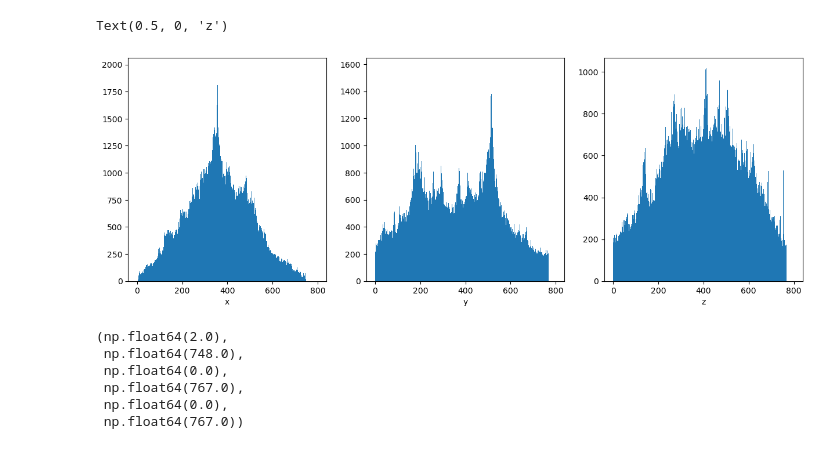
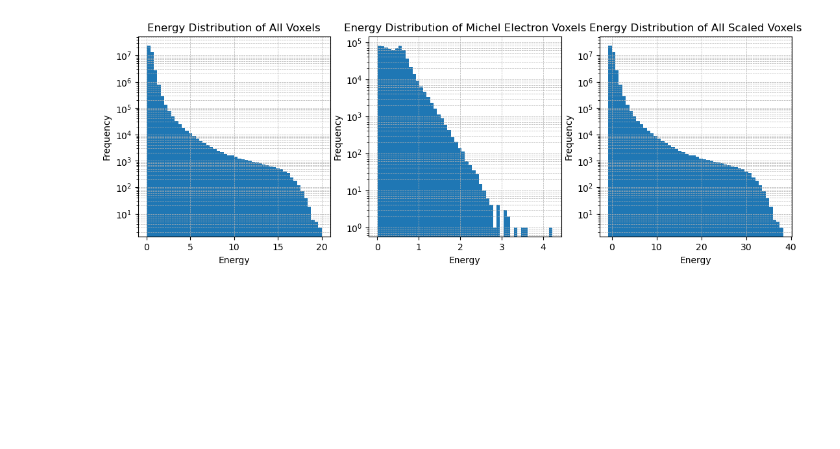
Before and after one commit to simonthor/inss-ml, a Jupyter notebook: explore.ipynb, the cells around one changed output. Drawn from its saved outputs; the diff is of its cells as text; code cells hidden in the pictures; blank space fills up the shorter version.

```diff
--- a/explore.ipynb
+++ b/explore.ipynb
@@ -16,5 +17,5 @@ cuda
 # %%
-with h5py.File('train_xyze_1e4.h5', 'r') as f:
+with h5py.File('data/train_xyze_1e4.h5', 'r') as f:
     # Access the dataset
     label_events = f['data']
 
@@ -41,9 +42,10 @@ with h5py.File('train_xyze_1e4.h5', 'r') as f:
 
 # # Corrected the misplaced parenthesis in the print statement
 # print("Fraction of events with Michel electrons:", (n_signal_events / len(label_events)) * 100, "%")
+# TODO normalize data
 # %%
 # Open the labels file
-with h5py.File('train_label_1e4.h5', 'r') as f:
+with h5py.File('data/train_label_1e4.h5', 'r') as f:
     # Access the dataset
     label_events = f['labels']
 
@@ -78,26 +67,3 @@ ax.set(xlabel="Label", ylabel="Counts")
-# %%
-# plot in the x, y, z dimensions
-fig, axcs = plt.subplots(1, 3, figsize=(15, 5))
-axcs[0].hist(ak.flatten(data[:, :, 0]), bins=np.arange(0, 800))
-axcs[0].set_xlabel('x')
-axcs[1].hist(ak.flatten(data[:, :, 1]), bins=np.arange(800))
-axcs[1].set_xlabel('y')
-axcs[2].hist(ak.flatten(data[:, :, 2]), bins=np.arange(800))
-axcs[2].set_xlabel('z')
-# %% [output]
-Text(0.5, 0, 'z')
-[figure, removed]
-# %%
-np.min(data[:, :, 0]), np.max(data[:, :, 0]), \
-np.min(data[:, :, 1]), np.max(data[:, :, 1]), \
-np.min(data[:, :, 2]), np.max(data[:, :, 2])
-# %% [output]
-(np.float64(2.0),
- np.float64(748.0),
- np.float64(0.0),
- np.float64(767.0),
- np.float64(0.0),
- np.float64(767.0))
 # %%
 # Input: sparse tensor with coordinates and features
 # coordinates: Nx4 tensor (batch_idx, x, y, z)
@@ -141,6 +107,26 @@ input_coords = torch.cat(coords, dim=0).to(device)
 
 val_input_feats = torch.cat(val_features, dim=0).to(device)
 val_input_coords = torch.cat(val_coords, dim=0).to(device)
+# %%
+scaler = StandardScaler()
+input_feats_scaled = torch.tensor(scaler.fit_transform(input_feats.cpu().numpy()), dtype=torch.float32).to(device)
+val_input_feats_scaled = torch.tensor(scaler.transform(val_input_feats.cpu().numpy()), dtype=torch.float32).to(device)
+# %%
+fig, axs = plt.subplots(1, 3, figsize=(13, 4))
+axs[0].hist(input_feats.cpu().numpy(), bins=50)
+axs[0].set(title='Energy Distribution of All Voxels', xlabel='Energy', ylabel='Frequency')
+
+axs[1].hist(np.concatenate([input_event[:, 3][label_event == 2] for input_event, label_event in zip(data, labels)]), bins=50)
+axs[1].set(title='Energy Distribution of Michel Electron Voxels', xlabel='Energy', ylabel='Frequency')
+
+axs[2].hist(input_feats_scaled.cpu().numpy(), bins=50)
+axs[2].set(title='Energy Distribution of All Scaled Voxels', xlabel='Energy', ylabel='Frequency')
+
+for ax in axs:
+    ax.set_yscale('log')
+    ax.grid(True, which='both', linestyle='--', linewidth=0.5)
+# %% [output]
+[figure, added]
 # %%
 class AutoEncoder(nn.Module):
     def __init__(self, shape):
```
Also changed, not shown: parts of 18 cells of this notebook.
